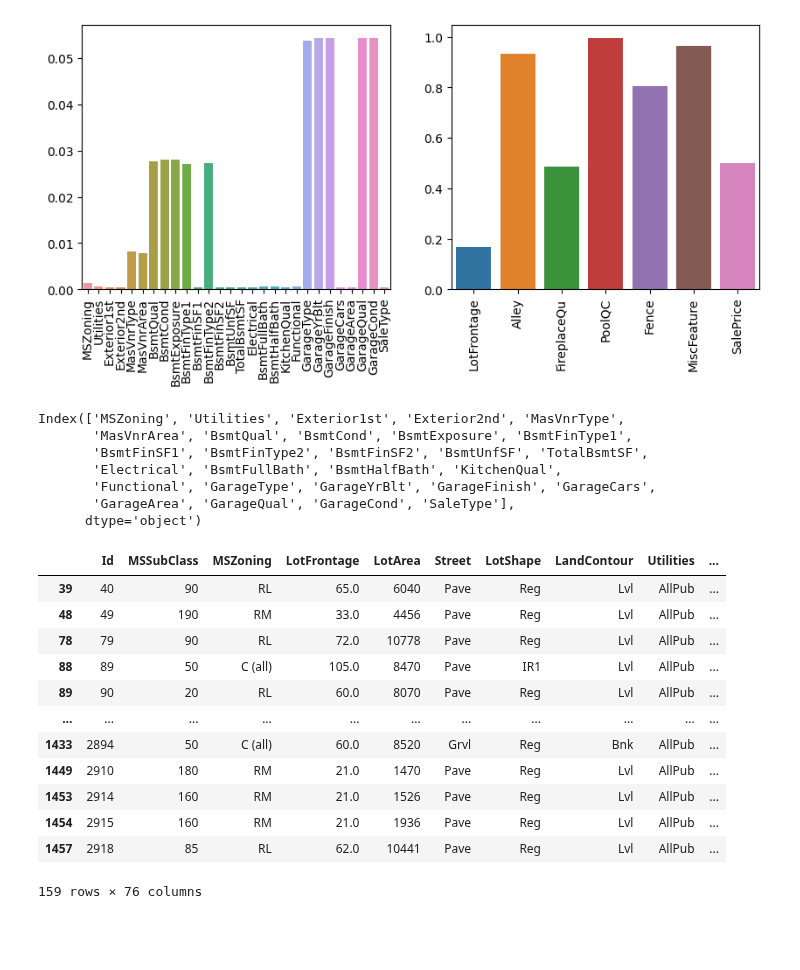
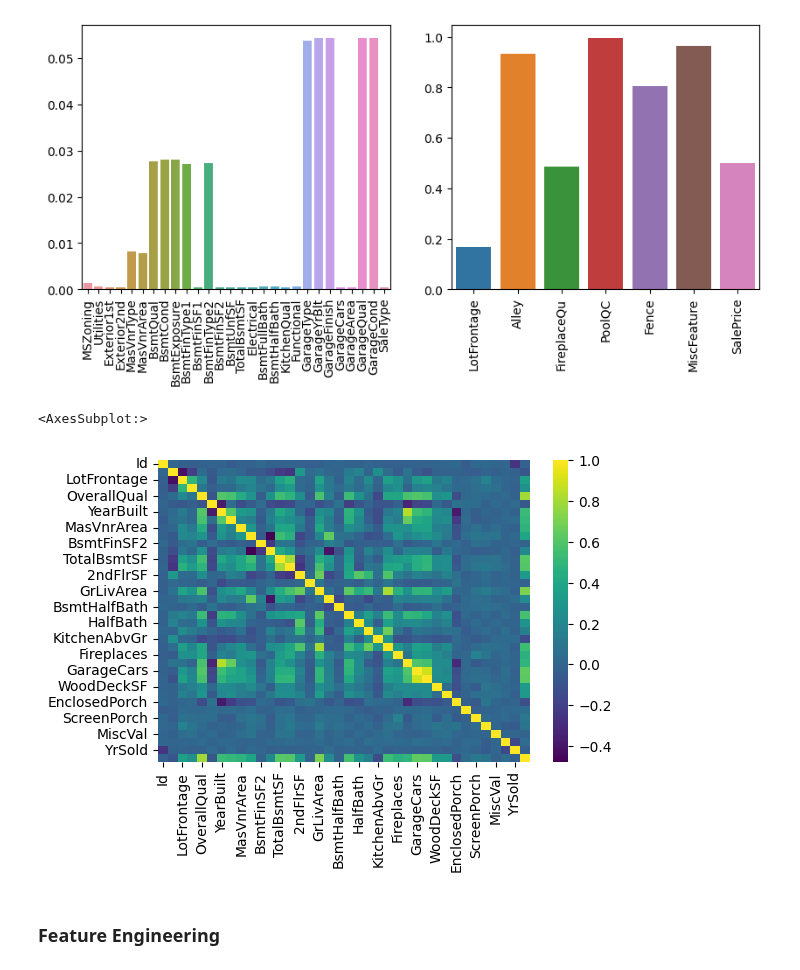
Before and after one commit to BohaoNing/Kaggle-Projects, a Jupyter notebook: House Prices - Advanced Regression Techniques/houseprices-solution-1.ipynb, the cells around one changed output. Saved outputs shown, nothing was run; the diff lists cells and outputs as text; code cells hidden in the pictures; blank space fills up the shorter version.

Commit message:
Kaggle Notebook | HousePrices - Solution 1 | Version 2

```diff
--- a/House Prices - Advanced Regression Techniques/houseprices-solution-1.ipynb
+++ b/House Prices - Advanced Regression Techniques/houseprices-solution-1.ipynb
@@ -31,8 +31,7 @@ sample_submission = pd.read_csv('/kaggle/input/house-prices-advanced-regression-
 train = pd.read_csv('/kaggle/input/house-prices-advanced-regression-techniques/train.csv')
 test = pd.read_csv('/kaggle/input/house-prices-advanced-regression-techniques/test.csv')
 
-train_test_data = pd.concat([train, test],axis=0)
-train_test_data.head(1463)
+train_test_data = pd.concat([train, test],axis=0,ignore_index=True)
 train_test_data.describe()
 # %% [output]
 |  | Id | MSSubClass | LotFrontage | LotArea | OverallQual | OverallCond | YearBuilt | YearRemodAdd | ... |
@@ -61,43 +60,11 @@ sns.barplot(x=missing_ratio_high.index,y=missing_ratio_high.values)
 plt.xticks(rotation=90);
 # %% [output]
 [figure]
-# %%
-# High missing ratio features
-missing_ratio_high.index
-
-# Filling in LotFrontage
-train_test_data['LotFrontage']=train_test_data.groupby('Neighborhood')['LotFrontage'].transform(lambda val: val.fillna(val.mean()))
-
-# Filling in MiscFeature
-train_test_data['MiscFeature'].replace(to_replace=['Gar2','Othr','TenC'],value='Other',inplace=True)
-train_test_data['MiscFeature'].fillna(value='Other',inplace=True)
-
-# Drop some features with high missing ratio
-train_test_data.drop(['Alley','FireplaceQu','PoolQC','Fence','SalePrice'],axis=1,inplace=True)
-# %%
-# Low missing ratio features
-missing_ratio_low.index
-# %% [output]
-Index(['MSZoning', 'Utilities', 'Exterior1st', 'Exterior2nd', 'MasVnrType',
-       'MasVnrArea', 'BsmtQual', 'BsmtCond', 'BsmtExposure', 'BsmtFinType1',
-       'BsmtFinSF1', 'BsmtFinType2', 'BsmtFinSF2', 'BsmtUnfSF', 'TotalBsmtSF',
-       'Electrical', 'BsmtFullBath', 'BsmtHalfBath', 'KitchenQual',
-       'Functional', 'GarageType', 'GarageYrBlt', 'GarageFinish', 'GarageCars',
-       'GarageArea', 'GarageQual', 'GarageCond', 'SaleType'],
-      dtype='object')
-# %%
-train_test_data[train_test_data['GarageCond'].isnull()]
-# %% [output]
-|  | Id | MSSubClass | MSZoning | LotFrontage | LotArea | Street | LotShape | LandContour | Utilities | ... |
-| 39 | 40 | 90 | RL | 65.0 | 6040 | Pave | Reg | Lvl | AllPub | ... |
-| 48 | 49 | 190 | RM | 33.0 | 4456 | Pave | Reg | Lvl | AllPub | ... |
-| 78 | 79 | 90 | RL | 72.0 | 10778 | Pave | Reg | Lvl | AllPub | ... |
-| 88 | 89 | 50 | C (all) | 105.0 | 8470 | Pave | IR1 | Lvl | AllPub | ... |
-| 89 | 90 | 20 | RL | 60.0 | 8070 | Pave | Reg | Lvl | AllPub | ... |
-| ... | ... | ... | ... | ... | ... | ... | ... | ... | ... | ... |
-| 1433 | 2894 | 50 | C (all) | 60.0 | 8520 | Grvl | Reg | Bnk | AllPub | ... |
-| 1449 | 2910 | 180 | RM | 21.0 | 1470 | Pave | Reg | Lvl | AllPub | ... |
-| 1453 | 2914 | 160 | RM | 21.0 | 1526 | Pave | Reg | Lvl | AllPub | ... |
-| 1454 | 2915 | 160 | RM | 21.0 | 1936 | Pave | Reg | Lvl | AllPub | ... |
-| 1457 | 2918 | 85 | RL | 62.0 | 10441 | Pave | Reg | Lvl | AllPub | ... |
-159 rows × 76 columns
+# %%
+fig = plt.figure(figsize=(6,4),dpi=100)
+sns.heatmap(train_test_data.corr(),cmap='viridis')
+# %% [output]
+<AxesSubplot:>
+[figure, added]
+# %% [markdown]
+### Feature Engineering
```
Also changed, not shown: parts of 9 cells of this notebook.
